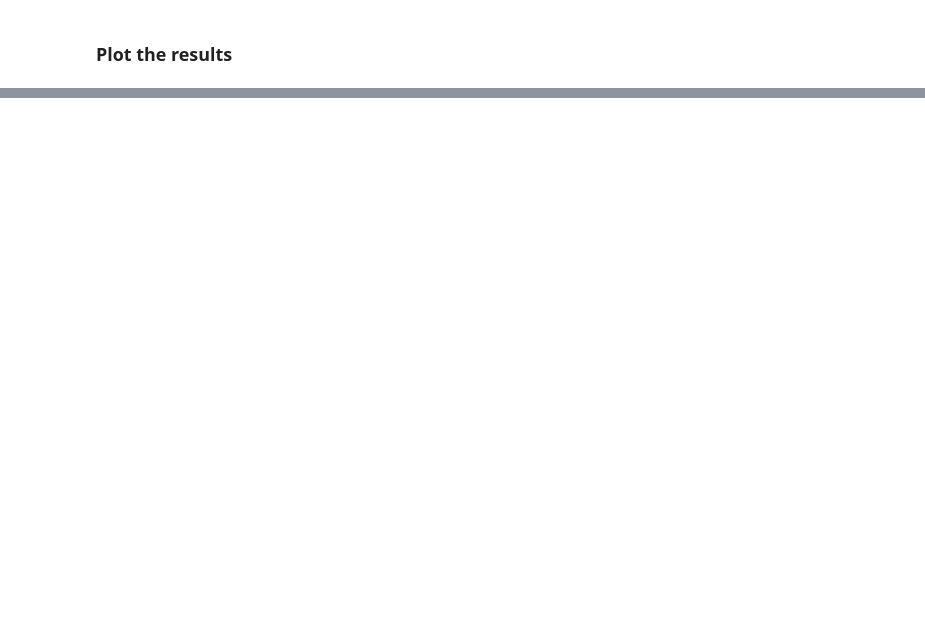
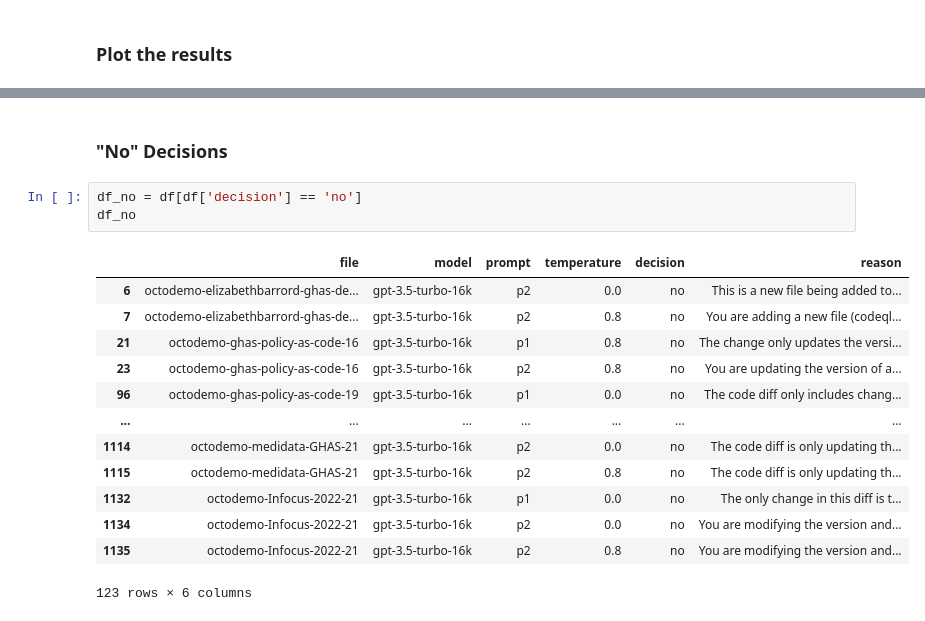
Before and after one commit to leftrightleft/smart-scan-experiments, a Jupyter notebook: analysis.ipynb, the cells around one changed output, grey strips where cells are left out. Cells and saved outputs as stored; diff of their text form; blank space fills up the shorter version.

```diff
--- a/analysis.ipynb
+++ b/analysis.ipynb
@@ -205,0 +229,19 @@ plt.show()
+# %% [markdown]
+### "No" Decisions
+# %%
+df_no = df[df['decision'] == 'no']
+df_no
+# %% [output]
+|  | file | model | prompt | temperature | decision | reason |
+| 6 | octodemo-elizabethbarrord-ghas-de... | gpt-3.5-turbo-16k | p2 | 0.0 | no | This is a new file being added to... |
+| 7 | octodemo-elizabethbarrord-ghas-de... | gpt-3.5-turbo-16k | p2 | 0.8 | no | You are adding a new file (codeql... |
+| 21 | octodemo-ghas-policy-as-code-16 | gpt-3.5-turbo-16k | p1 | 0.8 | no | The change only updates the versi... |
+| 23 | octodemo-ghas-policy-as-code-16 | gpt-3.5-turbo-16k | p2 | 0.8 | no | You are updating the version of a... |
+| 96 | octodemo-ghas-policy-as-code-19 | gpt-3.5-turbo-16k | p1 | 0.0 | no | The code diff only includes chang... |
+| ... | ... | ... | ... | ... | ... | ... |
+| 1114 | octodemo-medidata-GHAS-21 | gpt-3.5-turbo-16k | p2 | 0.0 | no | The code diff is only updating th... |
+| 1115 | octodemo-medidata-GHAS-21 | gpt-3.5-turbo-16k | p2 | 0.8 | no | The code diff is only updating th... |
+| 1132 | octodemo-Infocus-2022-21 | gpt-3.5-turbo-16k | p1 | 0.0 | no | The only change in this diff is t... |
+| 1134 | octodemo-Infocus-2022-21 | gpt-3.5-turbo-16k | p2 | 0.0 | no | You are modifying the version and... |
+| 1135 | octodemo-Infocus-2022-21 | gpt-3.5-turbo-16k | p2 | 0.8 | no | You are modifying the version and... |
+123 rows × 6 columns
```
Also changed, not shown: parts of 9 cells of this notebook.
